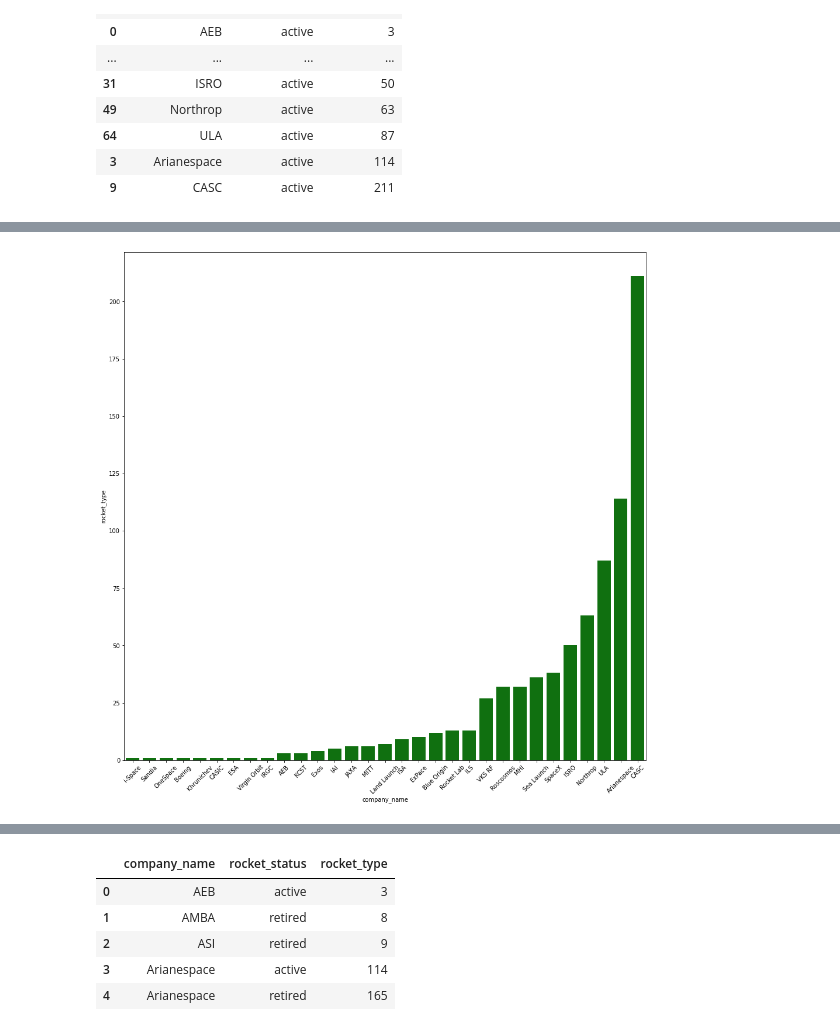
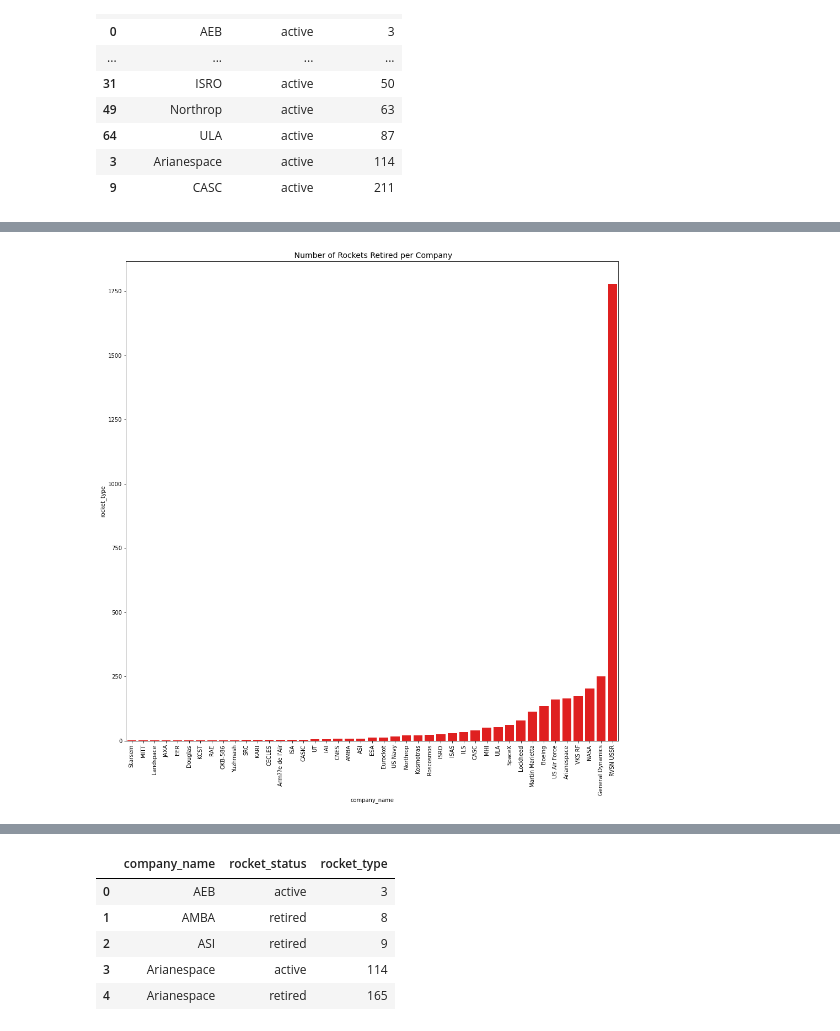
Before and after one commit to dungeons-and-dorks/Final-Frontier, a Jupyter notebook: yvonnes_stuff/notes.ipynb, the cells around one changed output, grey strips where cells are left out. Drawn from its saved outputs; the diff is of its cells as text; code cells hidden in the pictures.

```diff
--- a/yvonnes_stuff/notes.ipynb
+++ b/yvonnes_stuff/notes.ipynb
@@ -455,9 +528,8 @@ active
 # %%
 plt.figure(figsize=(16,16))
-
-chart = sns.barplot(x=active.company_name, y=active.rocket_type, color="green")
-chart.set_xticklabels(chart.get_xticklabels(), rotation=45)
-
+chart1 = sns.barplot(x=retired.company_name, y=retired.rocket_type, color="red")
+chart1.set_xticklabels(chart1.get_xticklabels(), rotation=90)
+plt.title(" Number of Rockets Retired per Company", fontsize = 14)
 plt.show()
 # %% [output]
-[figure, old version]
+[figure, new version]
```
Also changed, not shown: parts of 11 cells of this notebook.
